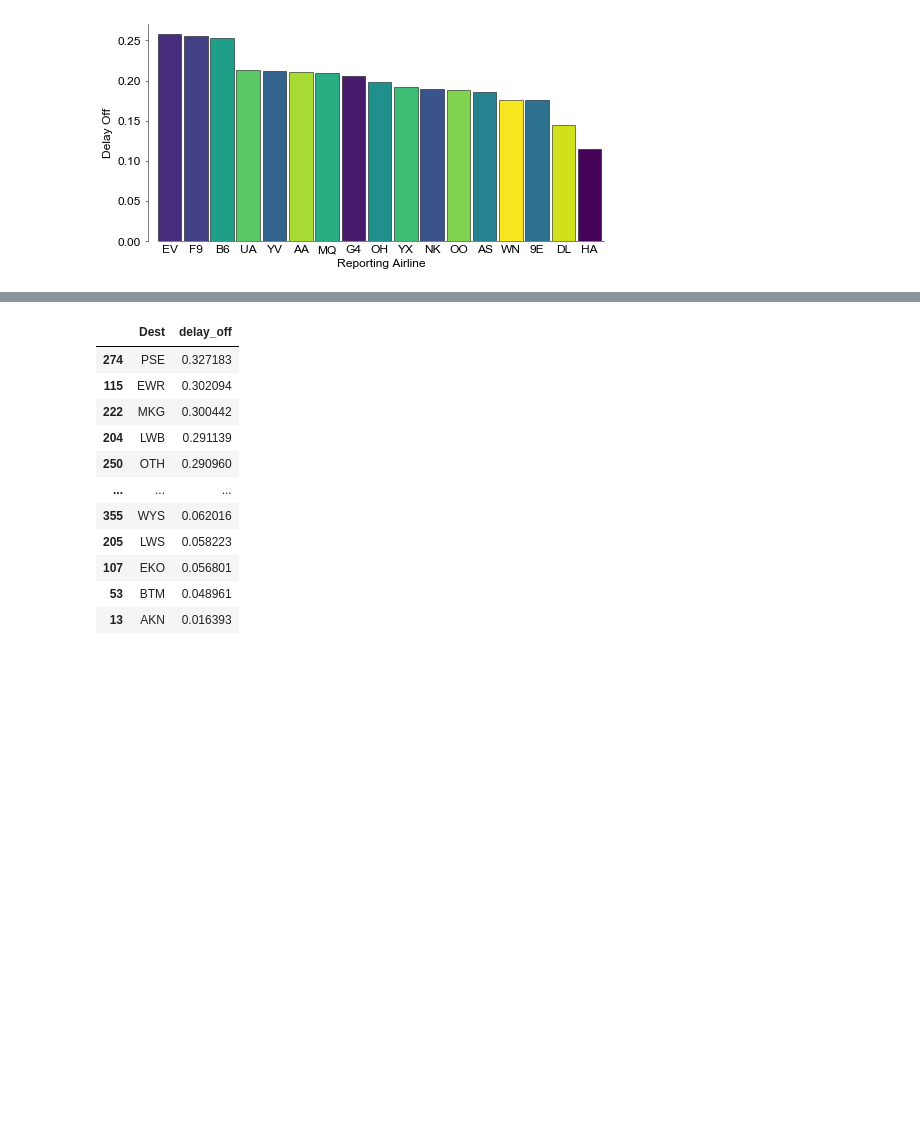
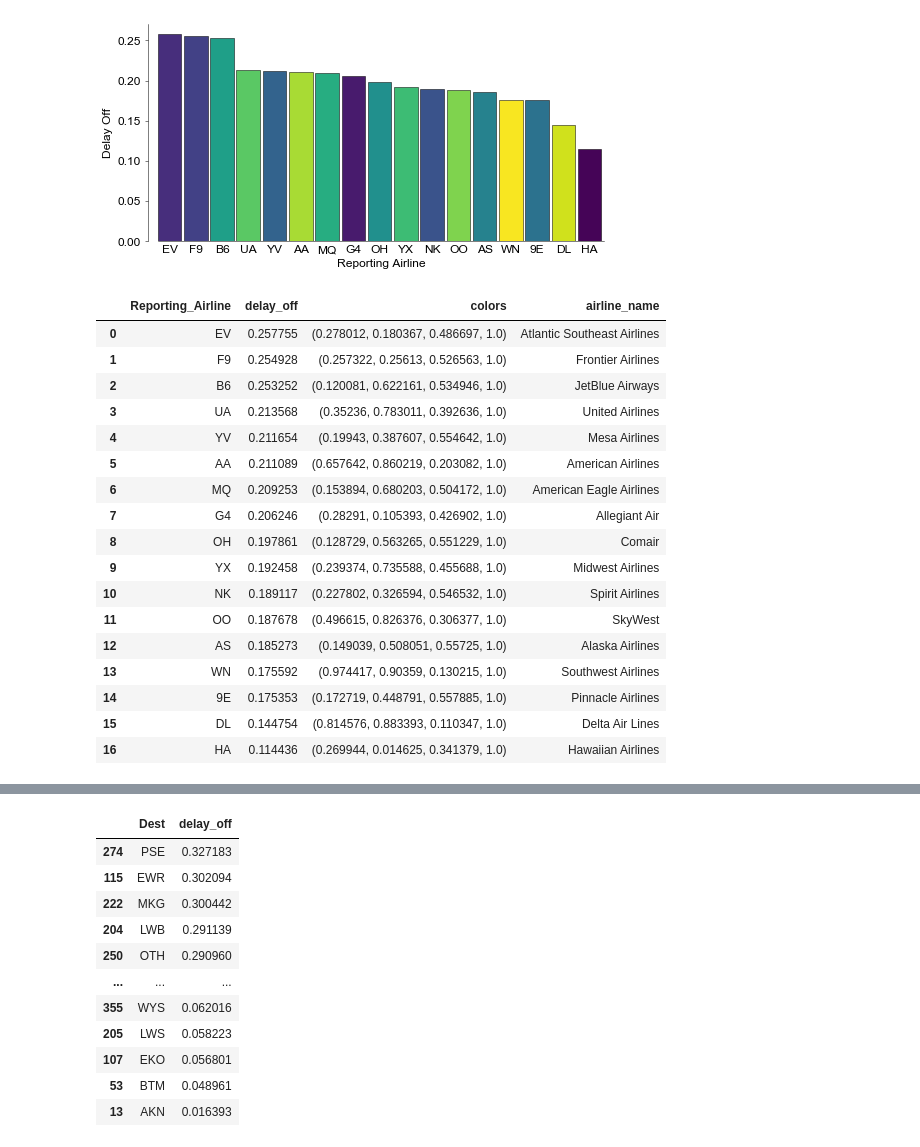
Before and after one commit to ricardozacarias/flight-delays, a Jupyter notebook: flights-eda.ipynb, the cells around one changed output, grey strips where cells are left out. Saved outputs shown, nothing was run; the diff lists cells and outputs as text; code cells hidden in the pictures; blank space fills up the shorter version.

```diff
--- a/flights-eda.ipynb
+++ b/flights-eda.ipynb
@@ -366,6 +366,28 @@ Name: delay_off, dtype: float64
 delays_by_airline = flights.pivot_table(index=['Reporting_Airline'], aggfunc={'delay_off': lambda x: np.sum(x)/x.size}).sort_values(by='delay_off', ascending=False).reset_index()
 # %%
 delays_by_airline['colors'] = delays_by_airline['Reporting_Airline'].map(color_dict)
+delays_by_airline['airline_name'] = delays_by_airline['Reporting_Airline'].map(airline_dictionary)
 categorical_bar(delays_by_airline)
 # %% [output]
 [figure]
+# %%
+delays_by_airline
+# %% [output]
+|  | Reporting_Airline | delay_off | colors | airline_name |
+| 0 | EV | 0.257755 | (0.278012, 0.180367, 0.486697, 1.0) | Atlantic Southeast Airlines |
+| 1 | F9 | 0.254928 | (0.257322, 0.25613, 0.526563, 1.0) | Frontier Airlines |
+| 2 | B6 | 0.253252 | (0.120081, 0.622161, 0.534946, 1.0) | JetBlue Airways |
+| 3 | UA | 0.213568 | (0.35236, 0.783011, 0.392636, 1.0) | United Airlines |
+| 4 | YV | 0.211654 | (0.19943, 0.387607, 0.554642, 1.0) | Mesa Airlines |
+| 5 | AA | 0.211089 | (0.657642, 0.860219, 0.203082, 1.0) | American Airlines |
+| 6 | MQ | 0.209253 | (0.153894, 0.680203, 0.504172, 1.0) | American Eagle Airlines |
+| 7 | G4 | 0.206246 | (0.28291, 0.105393, 0.426902, 1.0) | Allegiant Air |
+| 8 | OH | 0.197861 | (0.128729, 0.563265, 0.551229, 1.0) | Comair |
+| 9 | YX | 0.192458 | (0.239374, 0.735588, 0.455688, 1.0) | Midwest Airlines |
+| 10 | NK | 0.189117 | (0.227802, 0.326594, 0.546532, 1.0) | Spirit Airlines |
+| 11 | OO | 0.187678 | (0.496615, 0.826376, 0.306377, 1.0) | SkyWest |
+| 12 | AS | 0.185273 | (0.149039, 0.508051, 0.55725, 1.0) | Alaska Airlines |
+| 13 | WN | 0.175592 | (0.974417, 0.90359, 0.130215, 1.0) | Southwest Airlines |
+| 14 | 9E | 0.175353 | (0.172719, 0.448791, 0.557885, 1.0) | Pinnacle Airlines |
+| 15 | DL | 0.144754 | (0.814576, 0.883393, 0.110347, 1.0) | Delta Air Lines |
+| 16 | HA | 0.114436 | (0.269944, 0.014625, 0.341379, 1.0) | Hawaiian Airlines |
```
Also changed, not shown: parts of 1 cell of this notebook, 1 other file.
